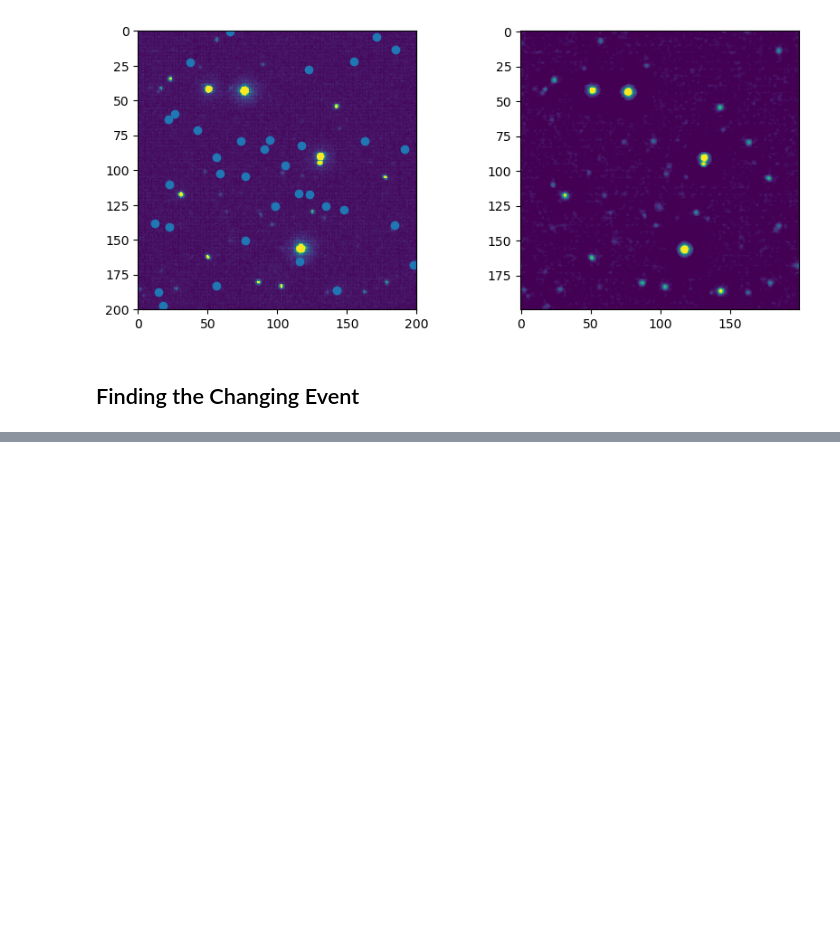
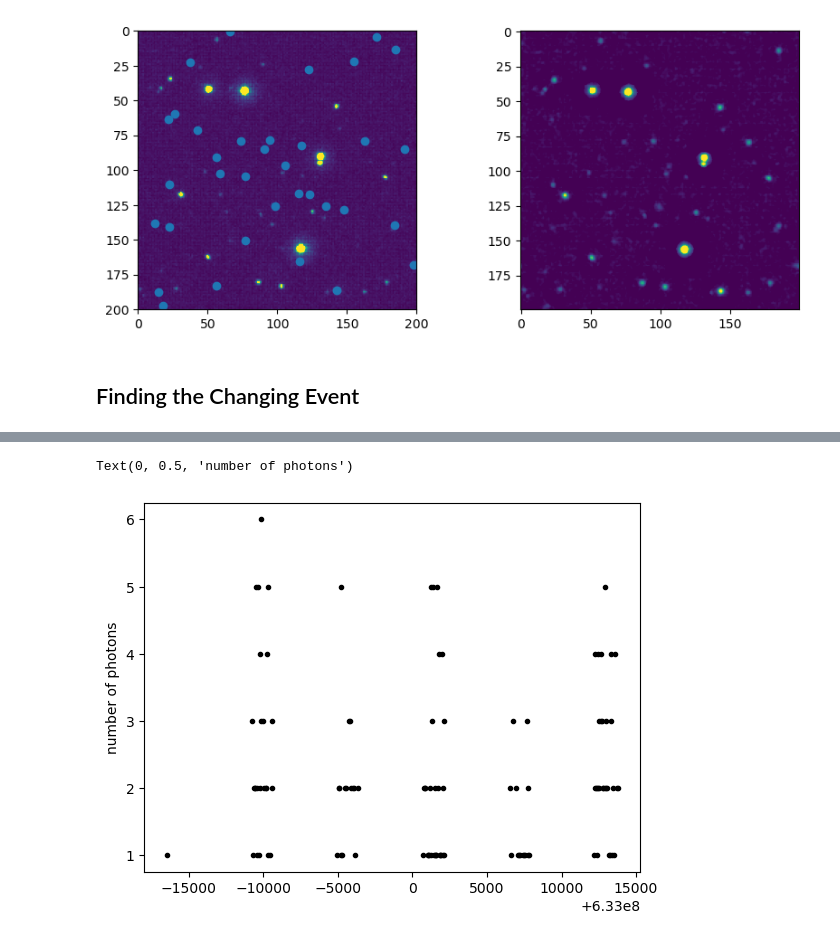
Before and after one commit to saphiooo/counting_stars, a Jupyter notebook: swift_uvot_events.ipynb, the cells around one changed output, grey strips where cells are left out. Saved outputs shown, nothing was run; the diff lists cells and outputs as text; code cells hidden in the pictures; blank space fills up the shorter version.

```diff
--- a/swift_uvot_events.ipynb
+++ b/swift_uvot_events.ipynb
@@ -426,0 +453,22 @@ data_star1 = getData(star1)
+# %%
+def splitData (data, d):
+    data.sort()
+    times = data['TIME']
+    curTime = times[0]
+    splits = [0]
+    timeSplits = [times[0]]
+    for i in range(len(times)):
+        if (curTime + d >= times[i]):
+            splits[-1] += 1
+        else:
+            splits.append(1)
+            curTime = times[i]
+            timeSplits.append(times[i])
+    return [splits, timeSplits]
+# %%
+splits_1 = splitData(data_star1, 30)
+star_times_1 = [Time(i, format='gps') for i in splits_1[1]]
+# %%
+ts_star1 = TimeSeries(time=star_times_1)
+ts_star1['num_photons'] = splits_1[0]
+ts_star1
@@ -426,0 +493,6 @@ data_star1 = getData(star1)
+# %%
+plt.plot(ts_star1.time.gps, ts_star1['num_photons'], 'k.')
+plt.ylabel("number of photons")
+# %% [output]
+Text(0, 0.5, 'number of photons')
+[figure, added]
```
Also changed, not shown: parts of 21 cells of this notebook.
